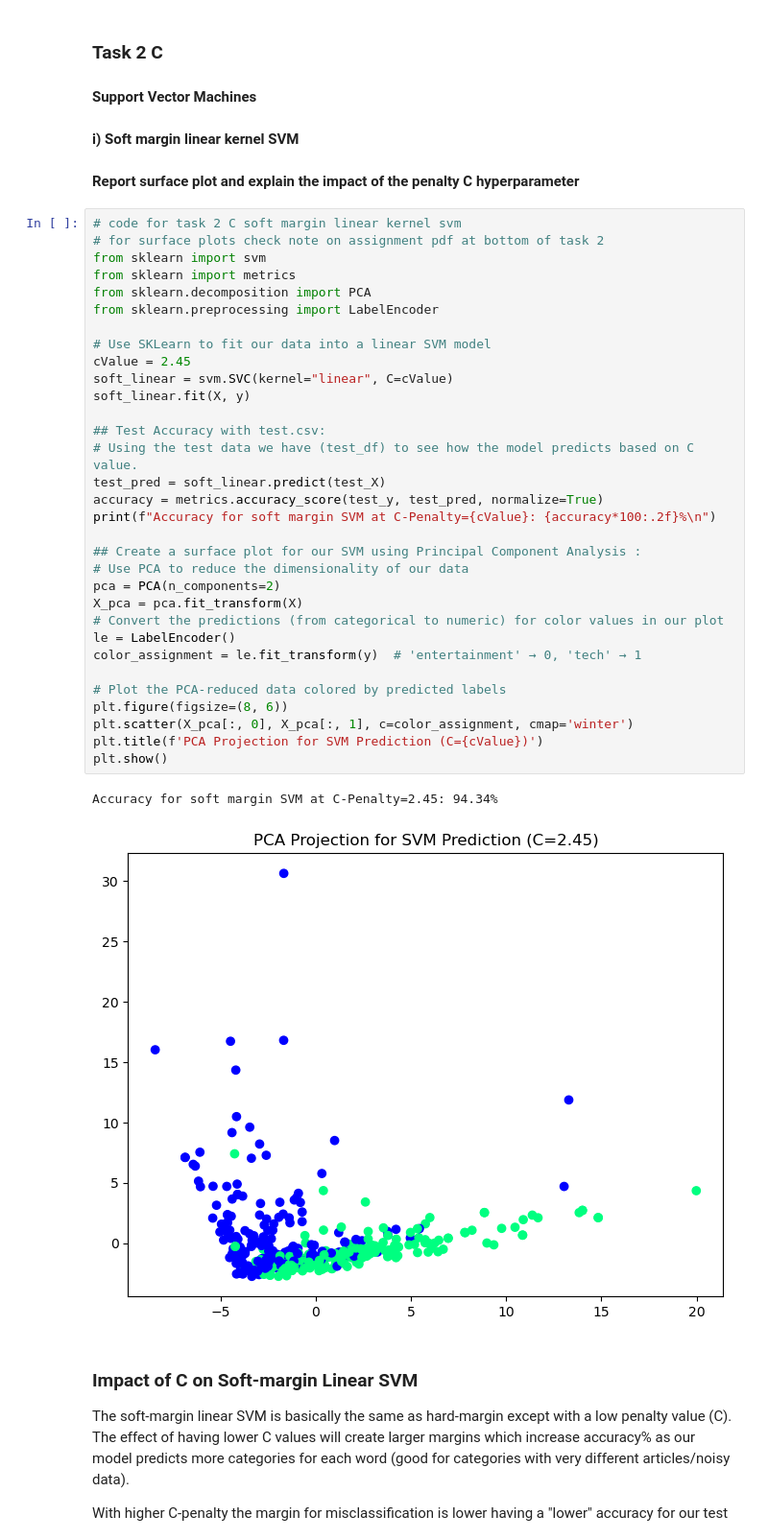
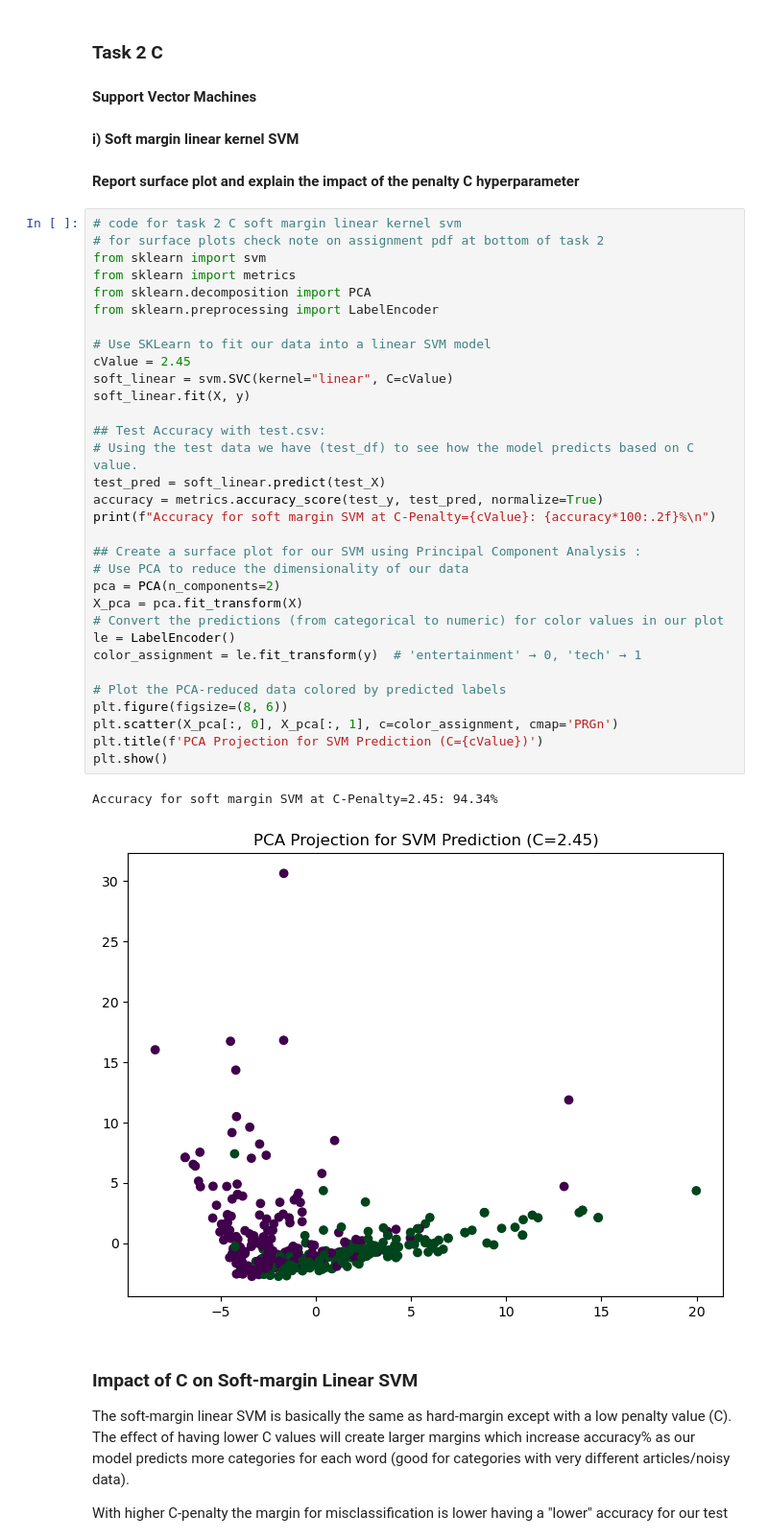
Before and after one commit to Compsci361-Group31/COMPSCI361-Assignment3, a Jupyter notebook: AS03.ipynb, the cells around one changed output. Shown: that part at 96% size. Saved outputs shown, nothing was run; the diff lists cells and outputs as text.

Commit message:
Plot Color Change
I hated the last one.

```diff
--- a/AS03.ipynb
+++ b/AS03.ipynb
@@ -203,35 +203,35 @@ print(f"{test_df} \n {test_y} \n {test_X}")
 from sklearn import svm
 from sklearn import metrics
 from sklearn.decomposition import PCA
 from sklearn.preprocessing import LabelEncoder
 
 # Use SKLearn to fit our data into a linear SVM model
 cValue = 2.45
 soft_linear = svm.SVC(kernel="linear", C=cValue)
 soft_linear.fit(X, y)
 
 ## Test Accuracy with test.csv:
 # Using the test data we have (test_df) to see how the model predicts based on C value.
 test_pred = soft_linear.predict(test_X)
 accuracy = metrics.accuracy_score(test_y, test_pred, normalize=True)
 print(f"Accuracy for soft margin SVM at C-Penalty={cValue}: {accuracy*100:.2f}%\n")
 
 ## Create a surface plot for our SVM using Principal Component Analysis :
 # Use PCA to reduce the dimensionality of our data
 pca = PCA(n_components=2)
 X_pca = pca.fit_transform(X)
 # Convert the predictions (from categorical to numeric) for color values in our plot
 le = LabelEncoder()
 color_assignment = le.fit_transform(y)  # 'entertainment' → 0, 'tech' → 1
 
 # Plot the PCA-reduced data colored by predicted labels
 plt.figure(figsize=(8, 6))
-plt.scatter(X_pca[:, 0], X_pca[:, 1], c=color_assignment, cmap='winter')
+plt.scatter(X_pca[:, 0], X_pca[:, 1], c=color_assignment, cmap='PRGn')
 plt.title(f'PCA Projection for SVM Prediction (C={cValue})')
 plt.show()
 # %% [output]
 Accuracy for soft margin SVM at C-Penalty=2.45: 94.34%
-[figure, old version]
+[figure, new version]
 # %% [markdown]
 ### Impact of C on Soft-margin Linear SVM
 The soft-margin linear SVM is basically the same as hard-margin except with a low penalty value (C). The effect of having lower C values will create larger margins which increase accuracy% as our model predicts more categories for each word (good for categories with very different articles/noisy data).
```
